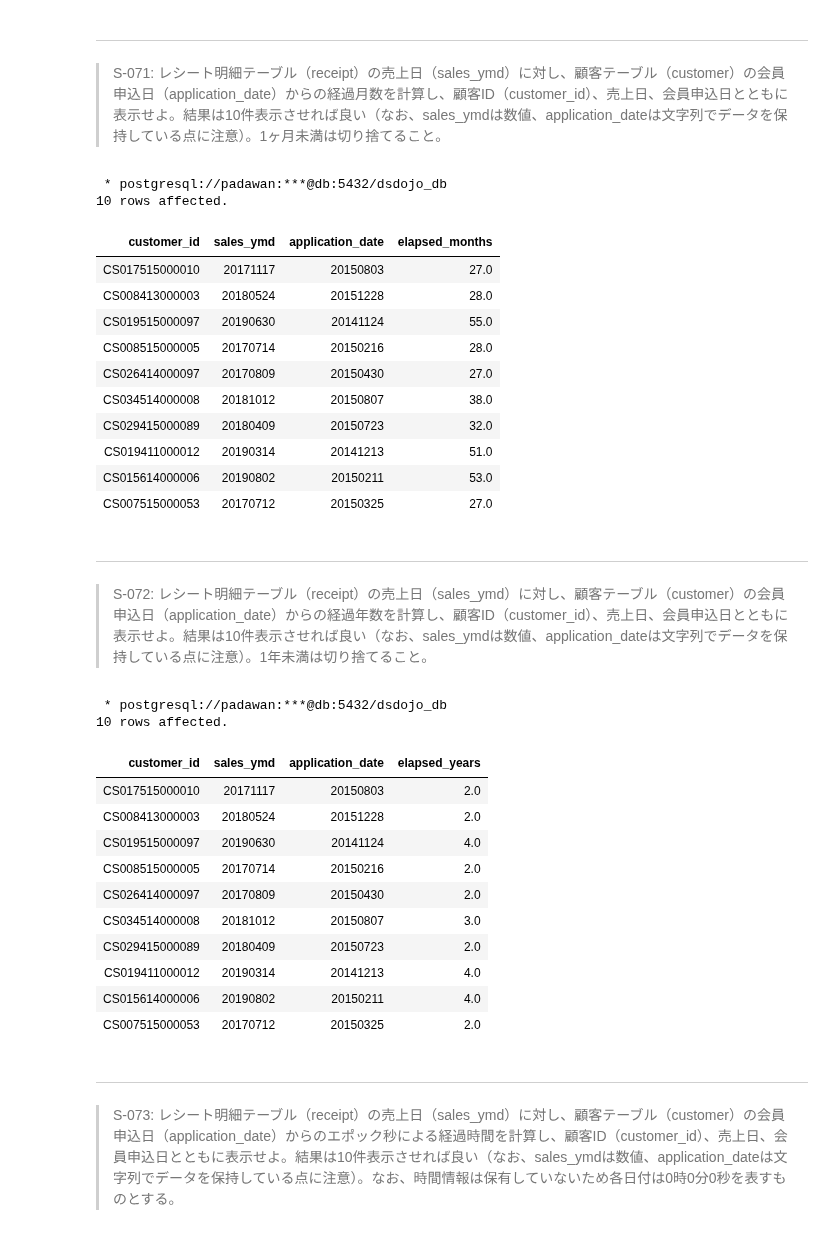
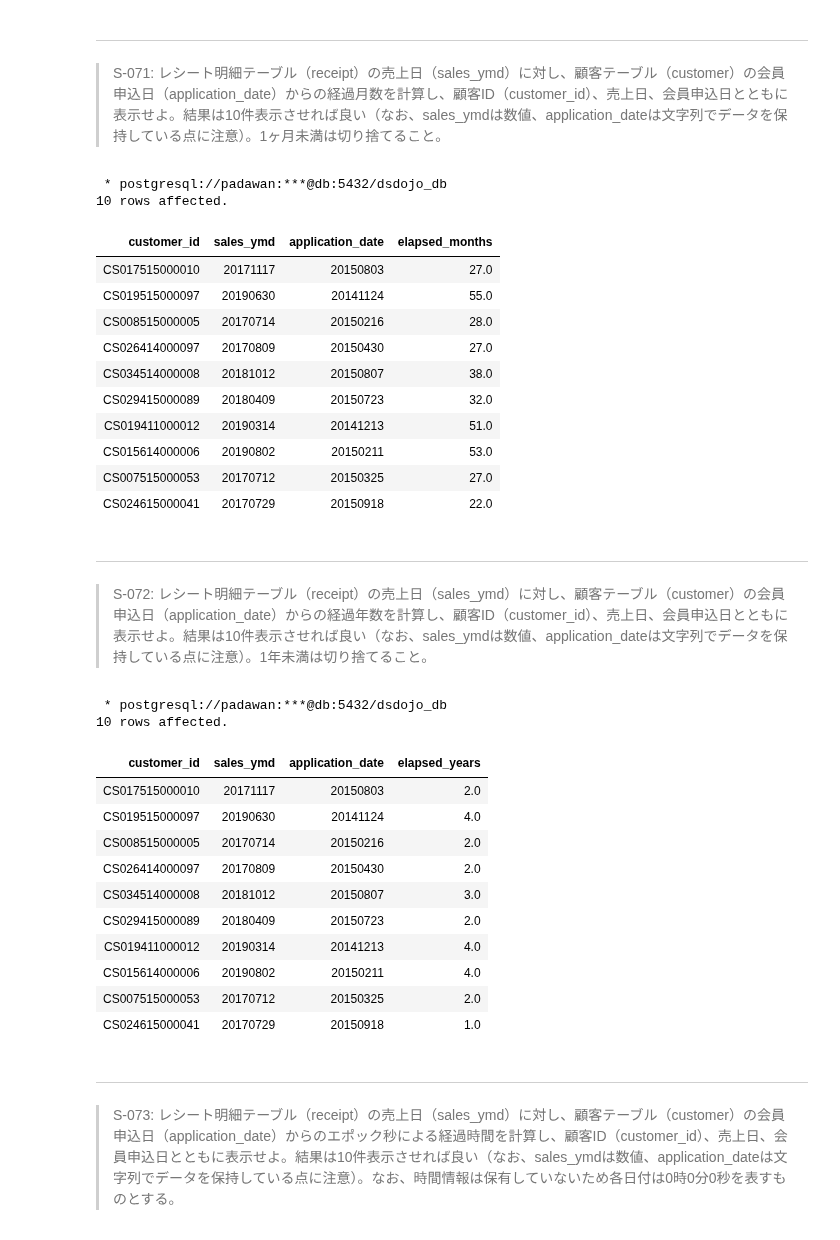
Before and after one commit to The-Japan-DataScientist-Society/100knocks-preprocess, a Jupyter notebook: docker/work/answer/ans_preprocess_knock_SQL.ipynb, the cells around one changed output. Saved outputs shown, nothing was run; the diff lists cells and outputs as text; code cells hidden in the pictures.

```diff
--- a/docker/work/answer/ans_preprocess_knock_SQL.ipynb
+++ b/docker/work/answer/ans_preprocess_knock_SQL.ipynb
@@ -2005,37 +2039,39 @@ LIMIT 10
 %%sql
 
 WITH receit_distinct AS (
     SELECT distinct
         customer_id,
         sales_ymd
     FROM
         receipt
 ),
 time_age_tbl AS(
     SELECT
         c.customer_id,
         r.sales_ymd,
         c.application_date,
         AGE(TO_TIMESTAMP(CAST(r.sales_ymd AS VARCHAR), 'YYYYMMDD'),
-                          TO_TIMESTAMP(c.application_date, 'YYYYMMDD')) AS time_age
+                    TO_TIMESTAMP(c.application_date, 'YYYYMMDD')) AS time_age
     FROM
         receit_distinct r
     JOIN
         customer c
     ON
         r.customer_id = c.customer_id
 )
-SELECT customer_id, sales_ymd, application_date,
-    extract(year from time_age) * 12 + extract(month from time_age) AS elapsed_months
+SELECT
+    customer_id,
+    sales_ymd, application_date,
+    extract(year from time_age) * 12
+        + extract(month from time_age) AS elapsed_months
 FROM
     time_age_tbl
 LIMIT 10
 # %% [output]
  * postgresql://padawan:***@db:5432/dsdojo_db
 10 rows affected.
 | customer_id | sales_ymd | application_date | elapsed_months |
 | CS017515000010 | 20171117 | 20150803 | 27.0 |
-| CS008413000003 | 20180524 | 20151228 | 28.0 |
 | CS019515000097 | 20190630 | 20141124 | 55.0 |
 | CS008515000005 | 20170714 | 20150216 | 28.0 |
 | CS026414000097 | 20170809 | 20150430 | 27.0 |
@@ -2044,6 +2080,7 @@ LIMIT 10
 | CS019411000012 | 20190314 | 20141213 | 51.0 |
 | CS015614000006 | 20190802 | 20150211 | 53.0 |
 | CS007515000053 | 20170712 | 20150325 | 27.0 |
+| CS024615000041 | 20170729 | 20150918 | 22.0 |
 # %% [markdown]
 ---
 > S-072: レシート明細テーブル（receipt）の売上日（sales_ymd）に対し、顧客テーブル（customer）の会員申込日（application_date）からの経過年数を計算し、顧客ID（customer_id）、売上日、会員申込日とともに表示せよ。結果は10件表示させれば良い（なお、sales_ymdは数値、application_dateは文字列でデータを保持している点に注意）。1年未満は切り捨てること。
@@ -2061,8 +2098,9 @@ SELECT
     c.customer_id,
     r.sales_ymd,
     c.application_date,
-    EXTRACT(YEAR FROM AGE(TO_TIMESTAMP(CAST(r.sales_ymd AS VARCHAR), 'YYYYMMDD'),
-                      TO_TIMESTAMP(c.application_date, 'YYYYMMDD'))) AS elapsed_years
+    EXTRACT(YEAR FROM AGE(
+        TO_TIMESTAMP(CAST(r.sales_ymd AS VARCHAR), 'YYYYMMDD'),
+        TO_TIMESTAMP(c.application_date, 'YYYYMMDD'))) AS elapsed_years
 FROM
     receit_distinct r
 JOIN
@@ -2075,7 +2113,6 @@ LIMIT 10
 10 rows affected.
 | customer_id | sales_ymd | application_date | elapsed_years |
 | CS017515000010 | 20171117 | 20150803 | 2.0 |
-| CS008413000003 | 20180524 | 20151228 | 2.0 |
 | CS019515000097 | 20190630 | 20141124 | 4.0 |
 | CS008515000005 | 20170714 | 20150216 | 2.0 |
 | CS026414000097 | 20170809 | 20150430 | 2.0 |
@@ -2084,6 +2121,7 @@ LIMIT 10
 | CS019411000012 | 20190314 | 20141213 | 4.0 |
 | CS015614000006 | 20190802 | 20150211 | 4.0 |
 | CS007515000053 | 20170712 | 20150325 | 2.0 |
+| CS024615000041 | 20170729 | 20150918 | 1.0 |
 # %% [markdown]
 ---
 > S-073: レシート明細テーブル（receipt）の売上日（sales_ymd）に対し、顧客テーブル（customer）の会員申込日（application_date）からのエポック秒による経過時間を計算し、顧客ID（customer_id）、売上日、会員申込日とともに表示せよ。結果は10件表示させれば良い（なお、sales_ymdは数値、application_dateは文字列でデータを保持している点に注意）。なお、時間情報は保有していないため各日付は0時0分0秒を表すものとする。
```
Also changed, not shown: parts of 60 cells of this notebook, 5 other files.
